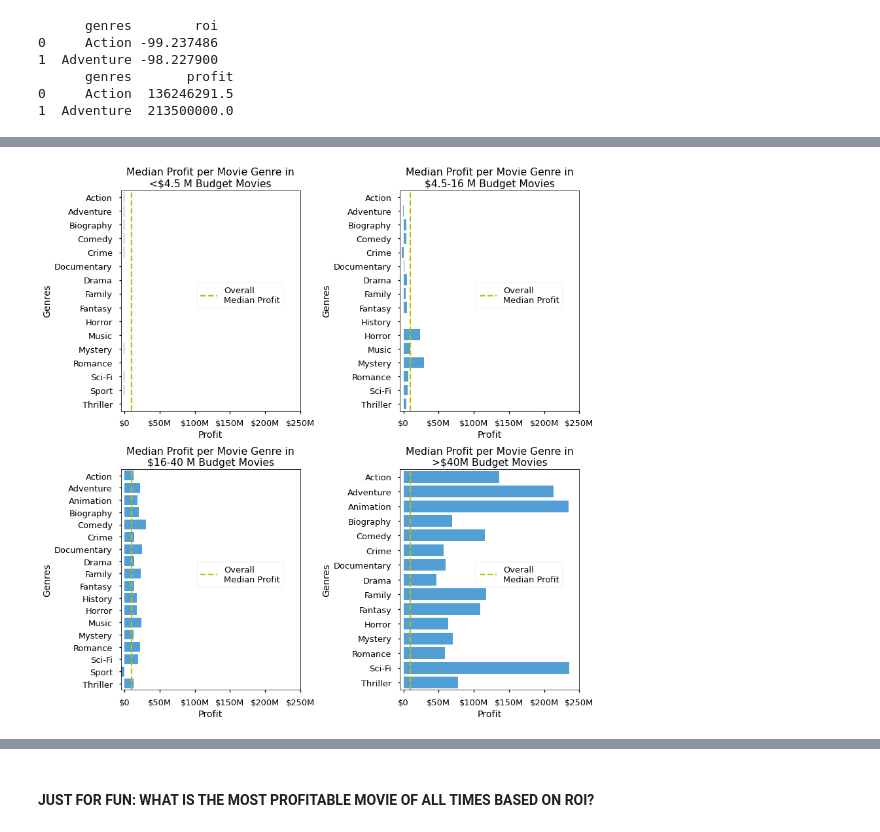
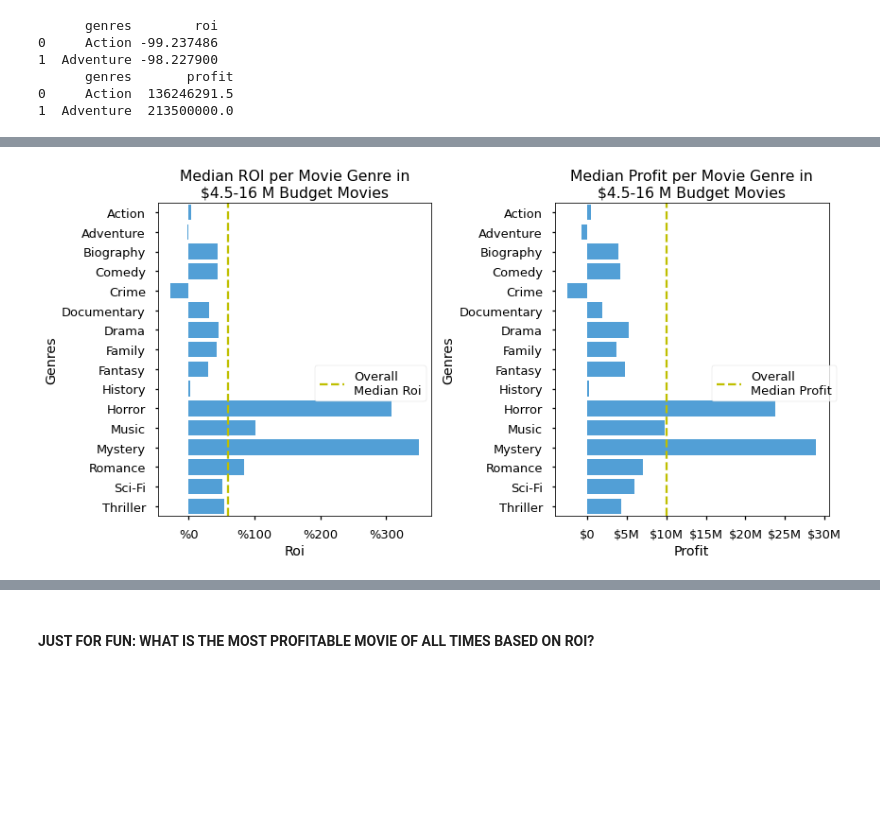
Before and after one commit to erdemiraysu/Exploratory-Movie-Analyses, a Jupyter notebook: MovieProject_Notebook.ipynb, the cells around one changed output, grey strips where cells are left out. Cells and saved outputs as stored; diff of their text form; code cells hidden in the pictures; blank space fills up the shorter version.

```diff
--- a/MovieProject_Notebook.ipynb
+++ b/MovieProject_Notebook.ipynb
@@ -450,6 +463,6 @@ imdb[imdb['primary_title'] == 'The Wandering Soap Opera']
 Because the first table from IMDb database included duplicated movies with different movie_ids, find those movies and drop them:
 # %%
 # Find those cases where only movie_id was different:
-to_drop = imdb[imdb[['primary_title', 'start_year' ,'runtime_minutes', 'genres', 'director_name']].duplicated()]
+to_drop = imdb[imdb[['primary_title', 'start_year', 'genres', 'director_name']].duplicated()]
 len(to_drop)
 # %% [output]
@@ -877,7 +873,7 @@ success_pivot
 # %% [markdown]
 #### WHAT IS THE RELATIONSHIP BETWEEN PROFIT AND ROI FOR DIFFERENT BUDGETS?
 # %%
-# Code copied from: https://stackoverflow.com/questions/61330427/set-y-axis-in-millions
+# Code copied from: https://stackoverflow.com/questions/61330427/set-y-axis-in-millions and modified a bit.
 # Use the function below to get rid of 1e8s etc on graphs and format numbers in thousands, millions, etc..:
 
 from matplotlib.ticker import FuncFormatter
@@ -886,9 +882,8 @@ def human_format(num, pos):
     magnitude = 0
     while abs(num) >= 1000:
         magnitude += 1
-        num /= 1000 # The division assignment operator ( /= ) divides a variable by the value of the right operand and assigns the result to the variable
-    # add more suffixes if you need them
-    return '$%.f%s' % (num, ['', 'K', 'M', 'G', 'T', 'P'][magnitude])
+        num /= 1000.0
+    return '$%.0f%s' % (num, ['', 'K', 'M', 'B', 'T', 'P'][magnitude])
 
 formatter = FuncFormatter(human_format)
 # %%
@@ -896,7 +891,7 @@ with plt.style.context('seaborn-talk'):
     fig, ax1  = plt.subplots(figsize=(8, 8))
     sns.scatterplot(data=master_clean_distinct, x='profit', y='roi', ax=ax1, hue='budget_bins', palette = "mako")
 
-    ax1.set_title('Relationship between Profit and ROI\nfor Different Budgets')
+    ax1.set_title('Relationship between Profit and ROI\nfor Different Budget Ranges')
     ax1.set_xlabel("Profit")
     ax1.set_ylabel("Return on Investment")
     legends = ax1.get_legend_handles_labels()[0]
@@ -1458,48 +1444,29 @@ with plt.style.context('seaborn-talk'):
 # %%
 with plt.style.context('seaborn-talk'):
-    fig, ( (ax1, ax2),(ax3, ax4) )  = plt.subplots(ncols=2, nrows= 2, figsize=(12, 12))
+    fig, ( (ax1, ax2))  = plt.subplots(ncols=2, figsize=(12, 6))
     base_color = sns.color_palette("husl", 9)[6]
 
-    sns.barplot(data = dfbudgets_tables_profit[0], x = 'profit', y= 'genres', ax=ax1, color = base_color)
-    ax1.axvline(x= df_genre['profit'].median(), ymin=0, ymax=1, color='y', linestyle='--', label = 'Overall\nMedian Profit')
-    ax1.legend(bbox_to_anchor = (0.4, 0.6), loc = 'upper left')
-    ax2.axvline(x= df_genre['profit'].median(), ymin=0, ymax=1, color='y', linestyle='--', label = 'Overall\nMedian Profit')
-    ax2.legend(bbox_to_anchor = (0.4, 0.6), loc = 'upper left')
-    ax3.axvline(x= df_genre['profit'].median(), ymin=0, ymax=1, color='y', linestyle='--', label = 'Overall\nMedian Profit')
-    ax3.legend(bbox_to_anchor = (0.4, 0.6), loc = 'upper left')
-    ax4.axvline(x= df_genre['profit'].median(), ymin=0, ymax=1, color='y', linestyle='--', label = 'Overall\nMedian Profit')
-    ax4.legend(bbox_to_anchor = (0.4, 0.6), loc = 'upper left')
+    sns.barplot(data = dfbudgets_tables_roi[1], x = 'roi', y= 'genres', ax=ax1, color = base_color)
+    ax1.axvline(x= df_genre['roi'].median(), ymin=0, ymax=1, color='y', linestyle='--', label = 'Overall\nMedian Roi')
+    ax1.legend(bbox_to_anchor = (0.55, 0.5), loc = 'upper left')
 
     sns.barplot(data = dfbudgets_tables_profit[1], x = 'profit', y= 'genres', ax=ax2, color = base_color)
-    sns.barplot(data = dfbudgets_tables_profit[2], x = 'profit', y= 'genres', ax=ax3, color = base_color)
-    sns.barplot(data = dfbudgets_tables_profit[3], x = 'profit', y= 'genres', ax=ax4, color = base_color)
+    ax2.axvline(x= df_genre['profit'].median(), ymin=0,ymax=1, color='y', linestyle='--', label = 'Overall\nMedian Profit')
+    ax2.legend(bbox_to_anchor = (0.55, 0.5), loc = 'upper left')
 
-    ax1.xaxis.set_major_formatter(formatter)
+    ax1.xaxis.set_major_formatter(mpl.ticker.StrMethodFormatter('%{x:,.0f}'))
+    ax1.xaxis.set_major_locator(mpl.ticker.MultipleLocator(100)) # We want the ticks a little farther apart
     ax2.xaxis.set_major_formatter(formatter)
-    ax3.xaxis.set_major_formatter(formatter)
-    ax4.xaxis.set_major_formatter(formatter)
 
-    ax1.set_title('Median Profit per Movie Genre in\n<$4.5 M Budget Movies')
+    ax1.set_title('Median ROI per Movie Genre in\n$4.5-16 M Budget Movies')
     ax2.set_title('Median Profit per Movie Genre in\n$4.5-16 M Budget Movies')
-    ax3.set_title('Median Profit per Movie Genre in\n$16-40 M Budget Movies')
-    ax4.set_title('Median Profit per Movie Genre in\n>$40M Budget Movies')
 
-    ax1.set_xlabel("Profit")
+    ax1.set_xlabel("Roi")
     ax2.set_xlabel("Profit")
-    ax3.set_xlabel("Profit")
-    ax4.set_xlabel("Profit")
-
     ax1.set_ylabel("Genres")
     ax2.set_ylabel("Genres")
-    ax3.set_ylabel("Genres")
-    ax4.set_ylabel("Genres")
-
-    ax1.set_xlim(-5000000,250000000)
-    ax2.set_xlim(-5000000,250000000)
-    ax3.set_xlim(-5000000,250000000)
-    ax4.set_xlim(-5000000,250000000)
 
     fig.tight_layout();
-    fig.savefig('./images/Barplot_ProfitbyBudget.png', dpi=300);
+    fig.savefig('./images/Barplot_RoibyBudget_2.png', dpi=300);
 # %% [output]
-[figure, old version]
+[figure, new version]
```
Also changed, not shown: parts of 45 cells of this notebook.
